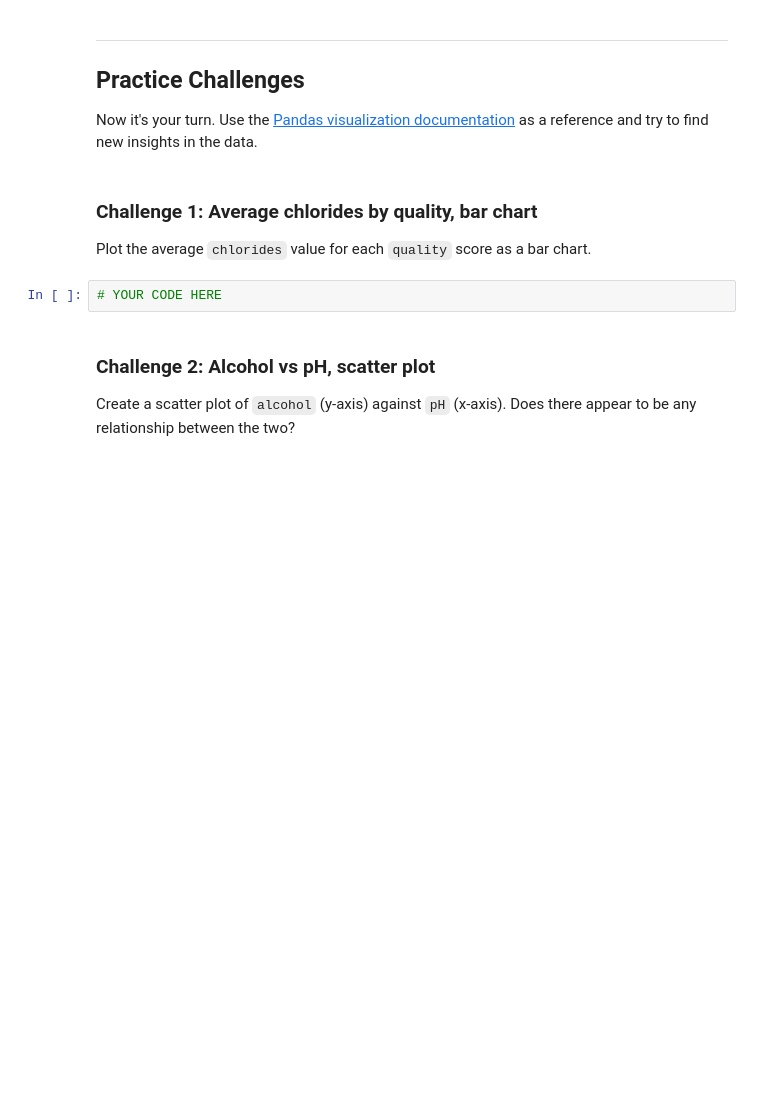
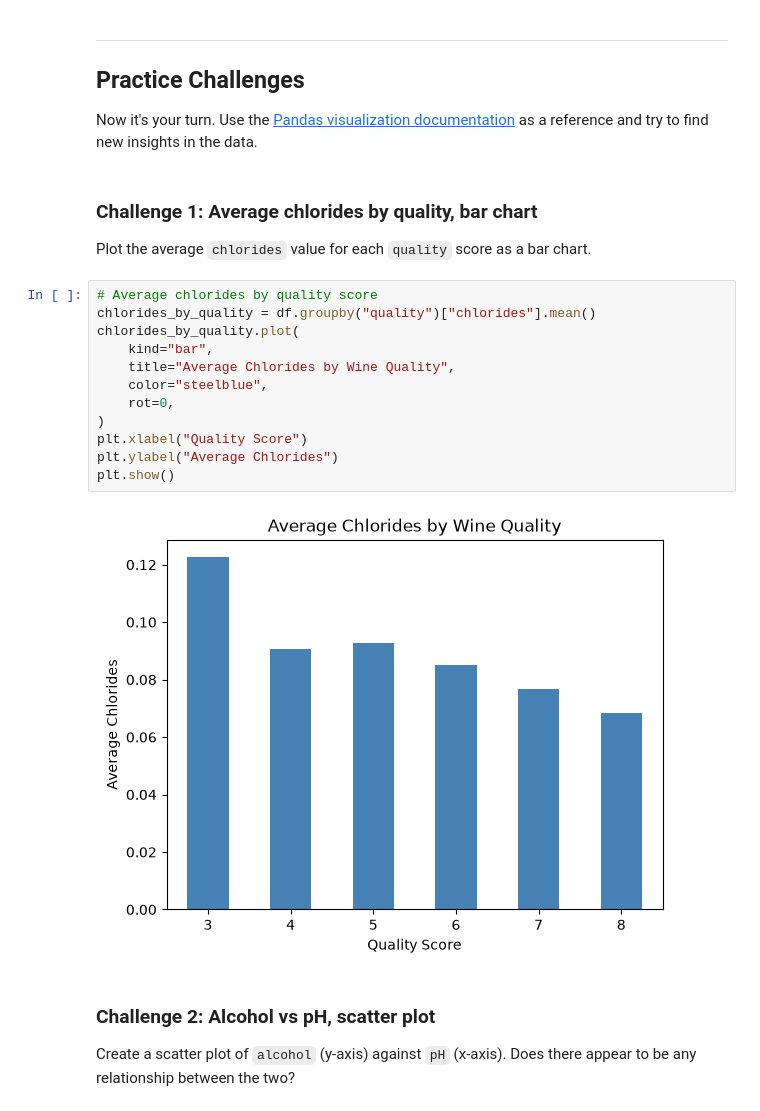
Before and after one commit to d-linkiewicz/amle-pandas, a Jupyter notebook: 1_basics/03_plotting.ipynb, the cells around one changed output. Drawn from its saved outputs; the diff is of its cells as text; blank space fills up the shorter version.

```diff
--- a/1_basics/03_plotting.ipynb
+++ b/1_basics/03_plotting.ipynb
@@ -142,7 +149,19 @@ Now it's your turn. Use the [Pandas visualization documentation](https://pandas.
 
 Plot the average `chlorides` value for each `quality` score as a bar chart.
 # %%
-# YOUR CODE HERE
+# Average chlorides by quality score
+chlorides_by_quality = df.groupby("quality")["chlorides"].mean()
+chlorides_by_quality.plot(
+    kind="bar",
+    title="Average Chlorides by Wine Quality",
+    color="steelblue",
+    rot=0,
+)
+plt.xlabel("Quality Score")
+plt.ylabel("Average Chlorides")
+plt.show()
+# %% [output]
+[figure, added]
 # %% [markdown]
 ### Challenge 2: Alcohol vs pH, scatter plot
 
```
Also changed, not shown: parts of 5 cells of this notebook, 7 other files.
